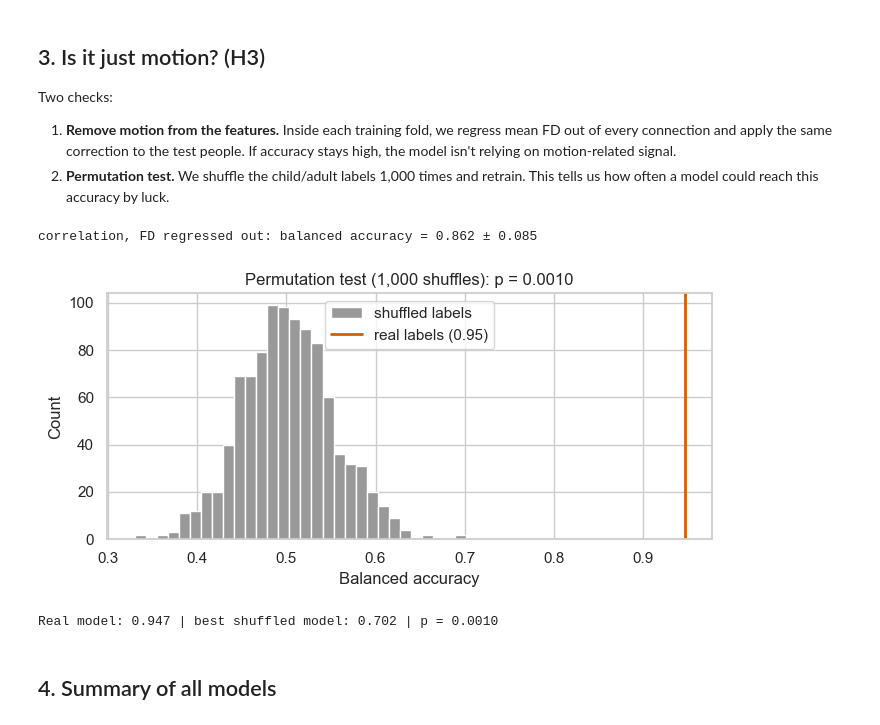
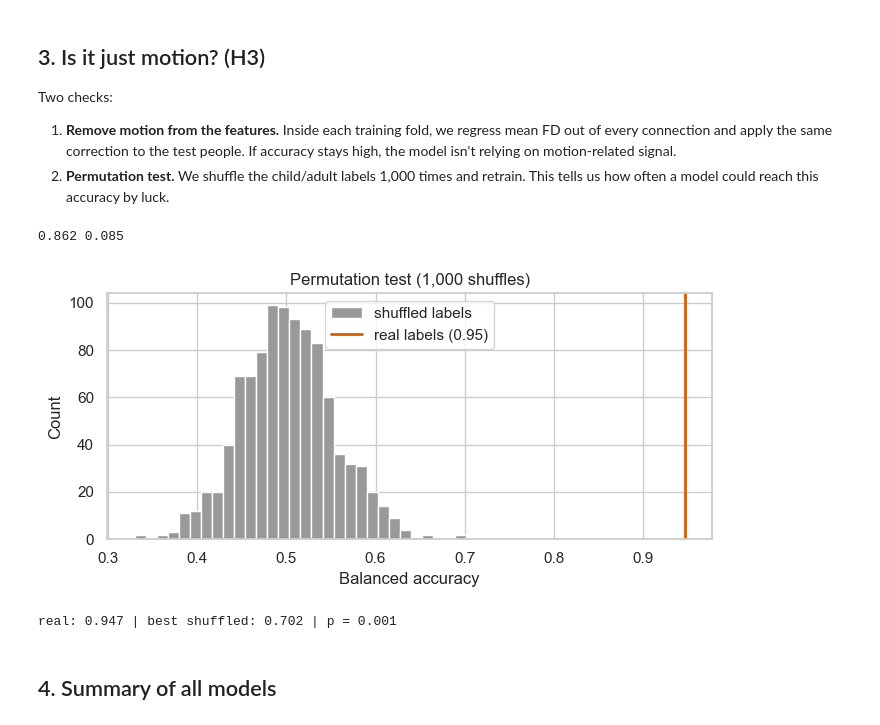
Before and after one commit to Leena2403/Brain_Network_Development_fMRI, a Jupyter notebook: notebooks/03_model_development.ipynb, the cells around one changed output. Drawn from its saved outputs; the diff is of its cells as text; code cells hidden in the pictures.

Commit message:
updated and simplified notebook

```diff
--- a/notebooks/03_model_development.ipynb
+++ b/notebooks/03_model_development.ipynb
@@ -13,40 +13,27 @@ We compare three connectivity measures against two baselines, then check whether
 # %%
-# --- Setup -------------------------------------------------------------------
-# Running on Google Colab? First run, in a new cell:
-#   !git clone https://github.com/Leena2403/Brain_Network_Development_fMRI.git
-#   %cd Brain_Network_Development_fMRI/notebooks
-#   !pip install -q -r ../requirements.txt
+# On Colab: clone the repo and %cd into notebooks/ first (see README)
 import sys
-sys.path.append("..")   # so we can import our own code from ../src
+sys.path.append("..")
 
 import numpy as np
 import pandas as pd
 import matplotlib.pyplot as plt
 import seaborn as sns
-from scipy import stats
-from nilearn import plotting
 
-sns.set_theme(style="whitegrid", context="notebook")
-PALETTE = {"child": "#E69F00", "adult": "#0072B2"}   # colour-blind-safe orange / blue
-DATA_DIR = "../data"                # intermediate files (not committed to git)
-FIG_DIR = "../results/figures"      # figures used in the README
+sns.set_theme(style="whitegrid")
+DATA_DIR = "../data"
+FIG_DIR = "../results/figures"
 
 def save(name):
-    """Save the current figure for the README."""
     plt.savefig(f"{FIG_DIR}/{name}.png", dpi=150, bbox_inches="tight")
 # %%
 from src.feature_extraction import load_atlas
-
-# Outputs of notebook 01
-pheno = pd.read_csv(f"{DATA_DIR}/participants_clean.csv")
-saved = np.load(f"{DATA_DIR}/time_series_msdl.npz", allow_pickle=True)
-time_series = list(saved["time_series"])
-assert list(saved["ids"]) == list(pheno["participant_id"]), "Rerun notebook 01"
+from src.preprocessing import prepare_data
 
 atlas_maps, labels, networks, coords = load_atlas()
+pheno, time_series = prepare_data(DATA_DIR, atlas_maps)   # outputs of notebook 01
+
 is_child = (pheno["Child_Adult"] == "child").values
 y = (~is_child).astype(int)   # 0 = child, 1 = adult
-
-print(f"{len(time_series)} participants ({is_child.sum()} children, {(~is_child).sum()} adults), "
-      f"{time_series[0].shape[0]} time points x {time_series[0].shape[1]} regions each")
+print(f"{is_child.sum()} children, {(~is_child).sum()} adults")
 # %% [output]
@@ -99,32 +85,30 @@ motion only          balanced accuracy = 0.635 ± 0.100
 Two checks:
 1. **Remove motion from the features.** Inside each training fold, we regress mean FD out of every connection and apply the same correction to the test people. If accuracy stays high, the model isn't relying on motion-related signal.
 2. **Permutation test.** We shuffle the child/adult labels 1,000 times and retrain. This tells us how often a model could reach this accuracy by luck.
-# %%
-fd = pheno["mean_fd"].values
-cv_results["correlation (motion removed)"] = cross_validate(time_series, y, kind="correlation", confound=fd)
-scores["correlation (motion removed)"] = cv_results["correlation (motion removed)"]["scores"]
-s = scores["correlation (motion removed)"]
-print(f"correlation, FD regressed out: balanced accuracy = {s.mean():.3f} ± {s.std():.3f}")
-# %% [output]
-correlation, FD regressed out: balanced accuracy = 0.862 ± 0.085
+# %%
+res = cross_validate(time_series, y, kind="correlation", confound=pheno["mean_fd"].values)
+scores["correlation (motion removed)"] = res["scores"]
+print(res["scores"].mean().round(3), res["scores"].std().round(3))
+# %% [output]
+0.862 0.085
 # %%
 from src.feature_extraction import vectorize
 from src.evaluation import permutation_test
 
-# Correlation features are computed per person, so computing them up front leaks nothing between people
+# correlation is computed per person, so doing it before the split doesn't leak
 X_corr = vectorize(time_series, kind="correlation")
 score, perm_scores, p_perm = permutation_test(X_corr, y, n_permutations=1000)
 
 plt.figure(figsize=(7, 3.5))
 plt.hist(perm_scores, bins=30, color="#999999", label="shuffled labels")
 plt.axvline(score, c="#D55E00", lw=2, label=f"real labels ({score:.2f})")
 plt.xlabel("Balanced accuracy"); plt.ylabel("Count"); plt.legend()
-plt.title(f"Permutation test (1,000 shuffles): p = {p_perm:.4f}")
+plt.title("Permutation test (1,000 shuffles)")
 plt.tight_layout(); plt.show()
-print(f"Real model: {score:.3f} | best shuffled model: {perm_scores.max():.3f} | p = {p_perm:.4f}")
+print("real:", round(score, 3), "| best shuffled:", round(perm_scores.max(), 3), "| p =", round(p_perm, 4))
 # %% [output]
-[figure, old version]
+[figure, new version]
-Real model: 0.947 | best shuffled model: 0.702 | p = 0.0010
+real: 0.947 | best shuffled: 0.702 | p = 0.001
 # %% [markdown]
 ## 4. Summary of all models
 # %%
```
Also changed, not shown: parts of 6 cells of this notebook, 11 other files.
